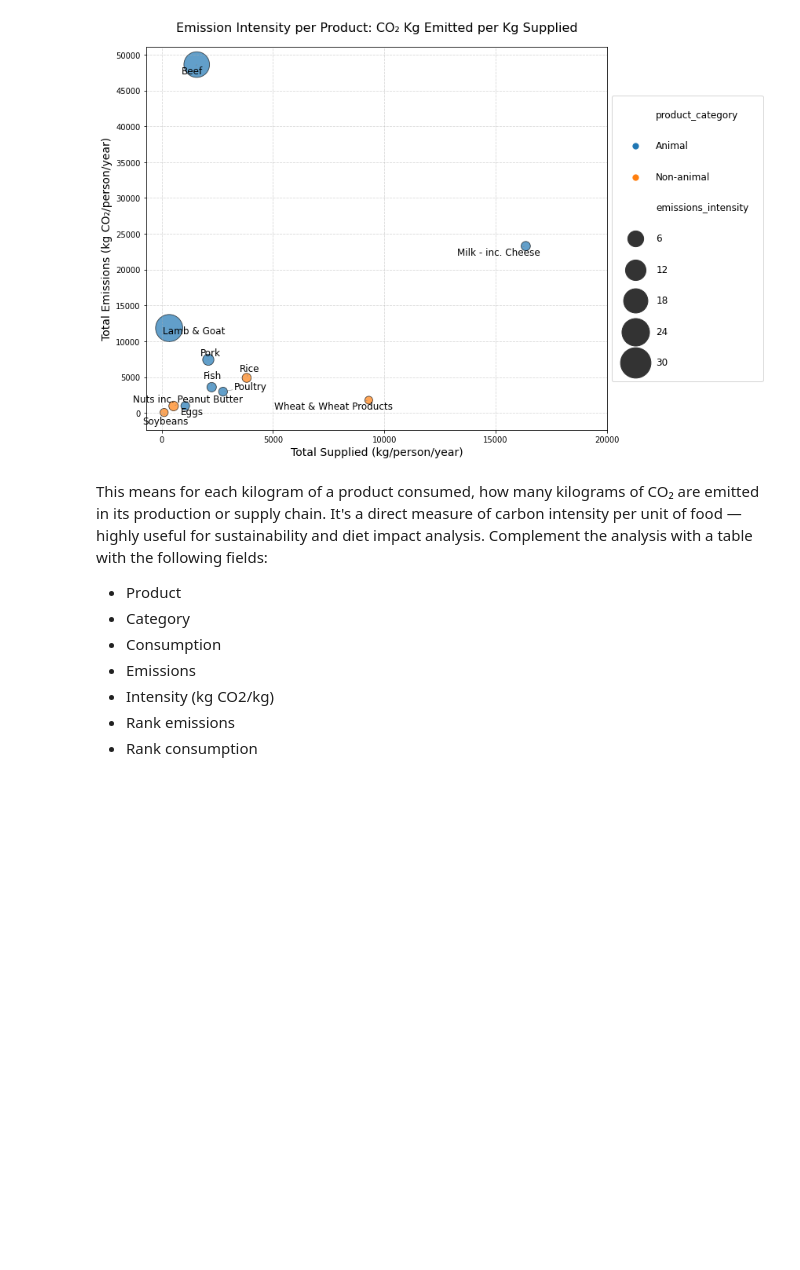
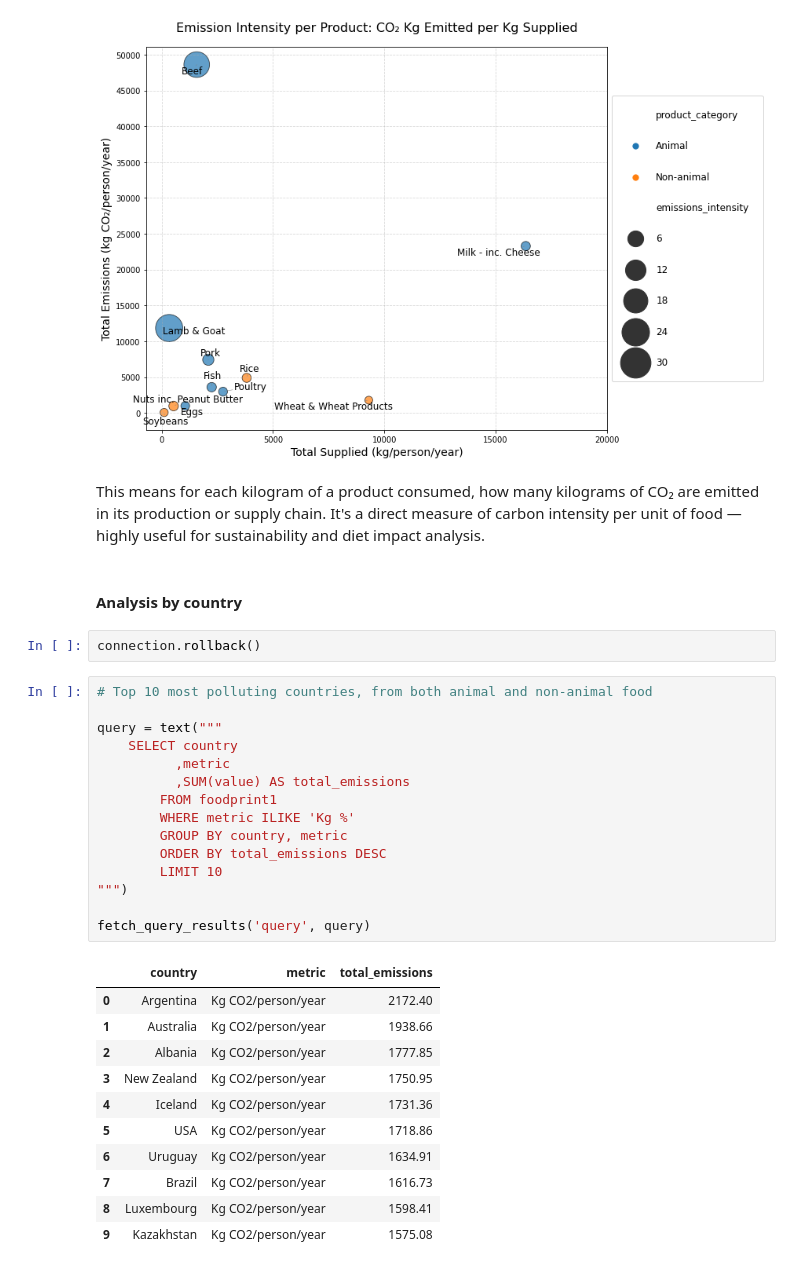
Before and after one commit to daniel-epm/food_carbon_fp, a Jupyter notebook: foodprint_analysis.ipynb, the cells around one changed output. Drawn from its saved outputs; the diff is of its cells as text; blank space fills up the shorter version.

```diff
--- a/foodprint_analysis.ipynb
+++ b/foodprint_analysis.ipynb
@@ -526,11 +523,34 @@ plt.show()
 [figure]
 # %% [markdown]
 This means for each kilogram of a product consumed, how many kilograms of CO₂ are emitted in its production or supply chain. It's a direct measure of carbon intensity per unit of food — highly useful for sustainability and diet impact analysis.
-Complement the analysis with a table with the following fields:
-+ Product
-+ Category
-+ Consumption
-+ Emissions
-+ Intensity (kg CO2/kg)
-+ Rank emissions
-+ Rank consumption
+# %% [markdown]
+#### Analysis by country
+# %%
+connection.rollback()
+# %%
+# Top 10 most polluting countries, from both animal and non-animal food
+
+query = text("""
+    SELECT country
+          ,metric
+          ,SUM(value) AS total_emissions
+        FROM foodprint1
+        WHERE metric ILIKE 'Kg %'
+        GROUP BY country, metric
+        ORDER BY total_emissions DESC
+        LIMIT 10
+""")
+
+fetch_query_results('query', query)
+# %% [output]
+|  | country | metric | total_emissions |
+| 0 | Argentina | Kg CO2/person/year | 2172.40 |
+| 1 | Australia | Kg CO2/person/year | 1938.66 |
+| 2 | Albania | Kg CO2/person/year | 1777.85 |
+| 3 | New Zealand | Kg CO2/person/year | 1750.95 |
+| 4 | Iceland | Kg CO2/person/year | 1731.36 |
+| 5 | USA | Kg CO2/person/year | 1718.86 |
+| 6 | Uruguay | Kg CO2/person/year | 1634.91 |
+| 7 | Brazil | Kg CO2/person/year | 1616.73 |
+| 8 | Luxembourg | Kg CO2/person/year | 1598.41 |
+| 9 | Kazakhstan | Kg CO2/person/year | 1575.08 |
```
Also changed, not shown: parts of 8 cells of this notebook.
